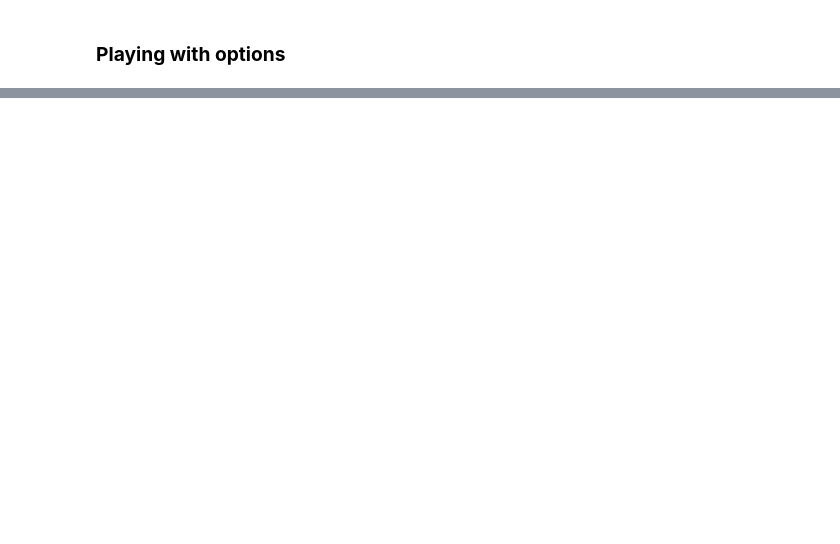
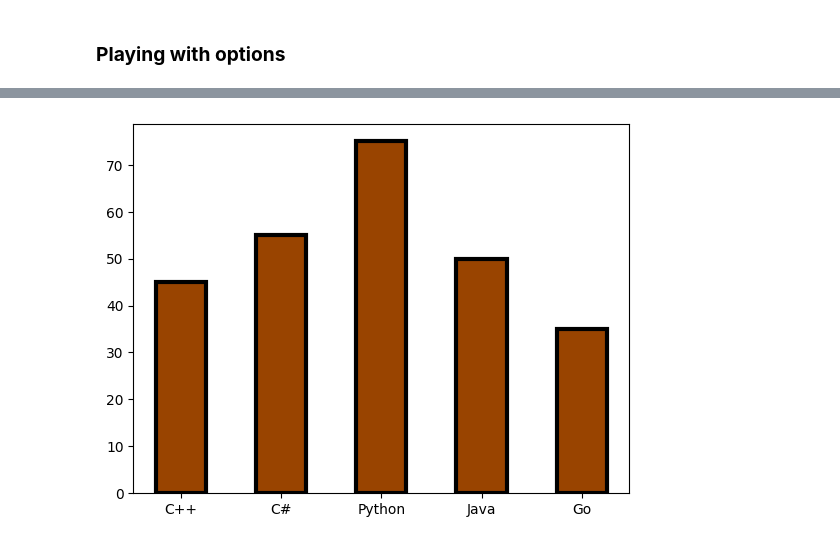
Before and after one commit to alchemistbg/matplotlib, a Jupyter notebook: matplotlib.ipynb, the cells around one changed output, grey strips where cells are left out. Drawn from its saved outputs; the diff is of its cells as text; code cells hidden in the pictures; blank space fills up the shorter version.

```diff
--- a/matplotlib.ipynb
+++ b/matplotlib.ipynb
@@ -56,0 +64,4 @@ plt.plot(years, weights_2, color = '#88ff00', linewidth = 3, linestyle = ':');
+# %%
+plt.bar(x = prog_lang, height = votes, color = '#994400', edgecolor = '#000000', width = 0.5, linewidth = 3);
+# %% [output]
+[figure, added]
```
Also changed, not shown: parts of 9 cells of this notebook.
